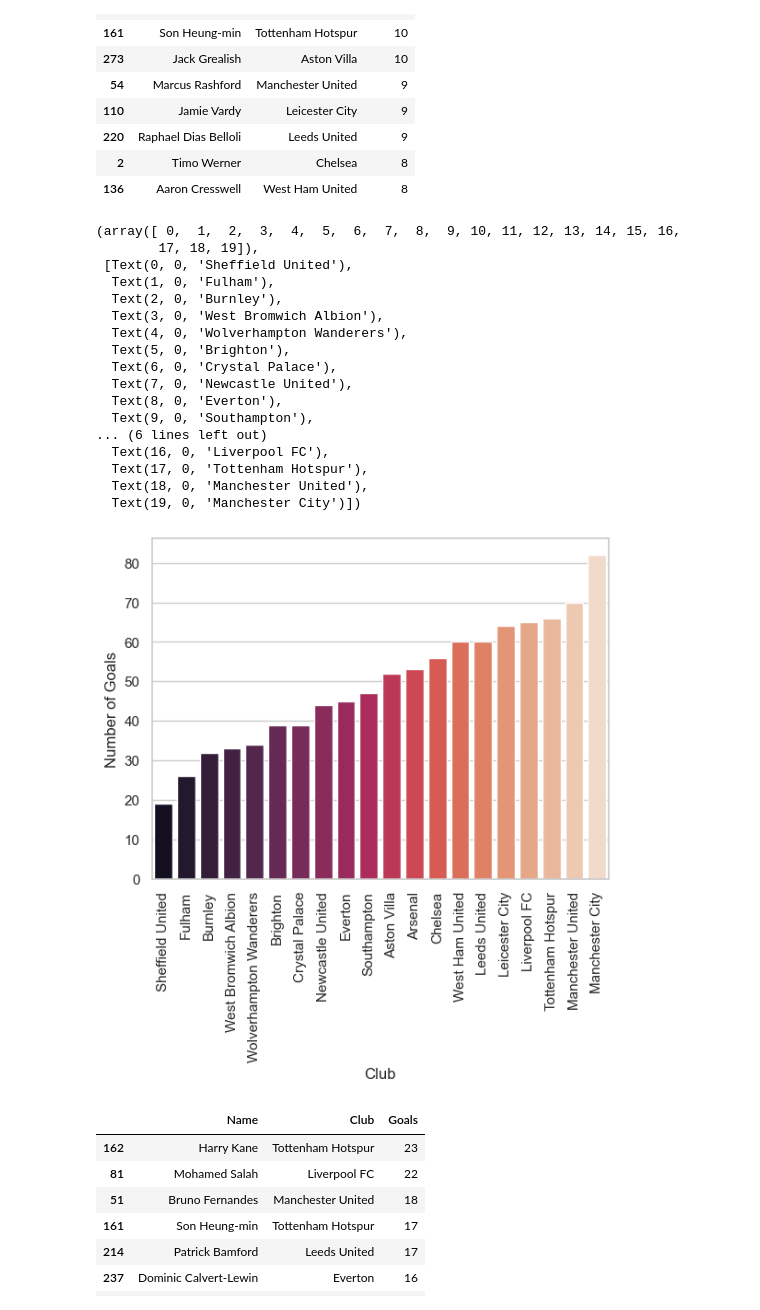
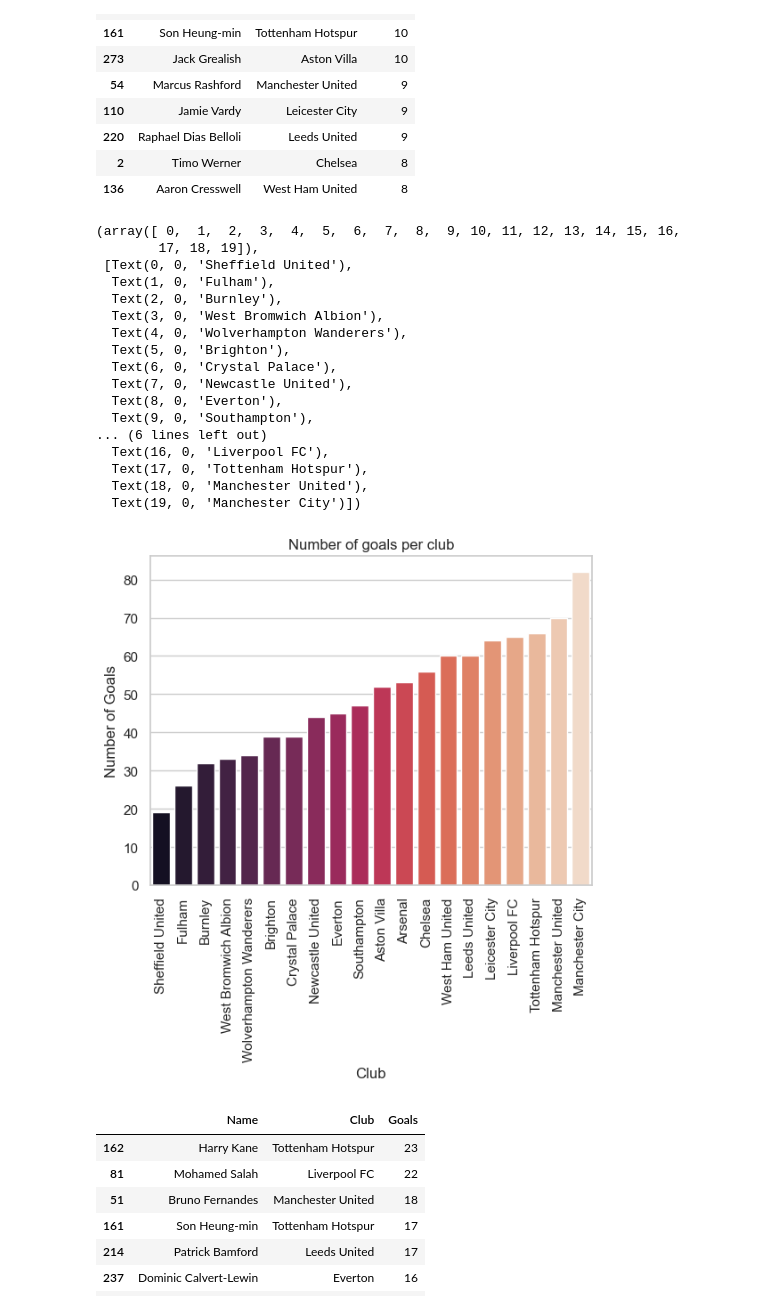
Before and after one commit to kareemhbendary/Premier-League-2020-2021-Analysis, a Jupyter notebook: EPL20_21 Data Analysis.ipynb, the cells around one changed output. Drawn from its saved outputs; the diff is of its cells as text; code cells hidden in the pictures.

```diff
--- a/EPL20_21 Data Analysis.ipynb
+++ b/EPL20_21 Data Analysis.ipynb
@@ -297,29 +304,30 @@ top_10_assisters
 # %%
 goals_by_club= pd.DataFrame(epl_df.groupby('Club', as_index=0)["Goals"].sum())
 sns.set_theme(style="whitegrid")
 ay=sns.barplot(x="Club",y="Goals",data=goals_by_club.sort_values(by="Goals"),palette="rocket")
 ay.set_xlabel("Club")
 ay.set_ylabel("Number of Goals")
+plt.title("Number of goals per club")
 plt.xticks(rotation=90)
 # %% [output]
 (array([ 0,  1,  2,  3,  4,  5,  6,  7,  8,  9, 10, 11, 12, 13, 14, 15, 16,
         17, 18, 19]),
  [Text(0, 0, 'Sheffield United'),
   Text(1, 0, 'Fulham'),
   Text(2, 0, 'Burnley'),
   Text(3, 0, 'West Bromwich Albion'),
   Text(4, 0, 'Wolverhampton Wanderers'),
   Text(5, 0, 'Brighton'),
   Text(6, 0, 'Crystal Palace'),
   Text(7, 0, 'Newcastle United'),
   Text(8, 0, 'Everton'),
   Text(9, 0, 'Southampton'),
 ... (6 lines left out)
   Text(16, 0, 'Liverpool FC'),
   Text(17, 0, 'Tottenham Hotspur'),
   Text(18, 0, 'Manchester United'),
   Text(19, 0, 'Manchester City')])
-[figure, old version]
+[figure, new version]
 # %%
 top_10_goalers=epl_df[["Name","Club","Goals"]].nlargest(n=10,columns="Goals")
 top_10_goalers
```
Also changed, not shown: parts of 20 cells of this notebook.
